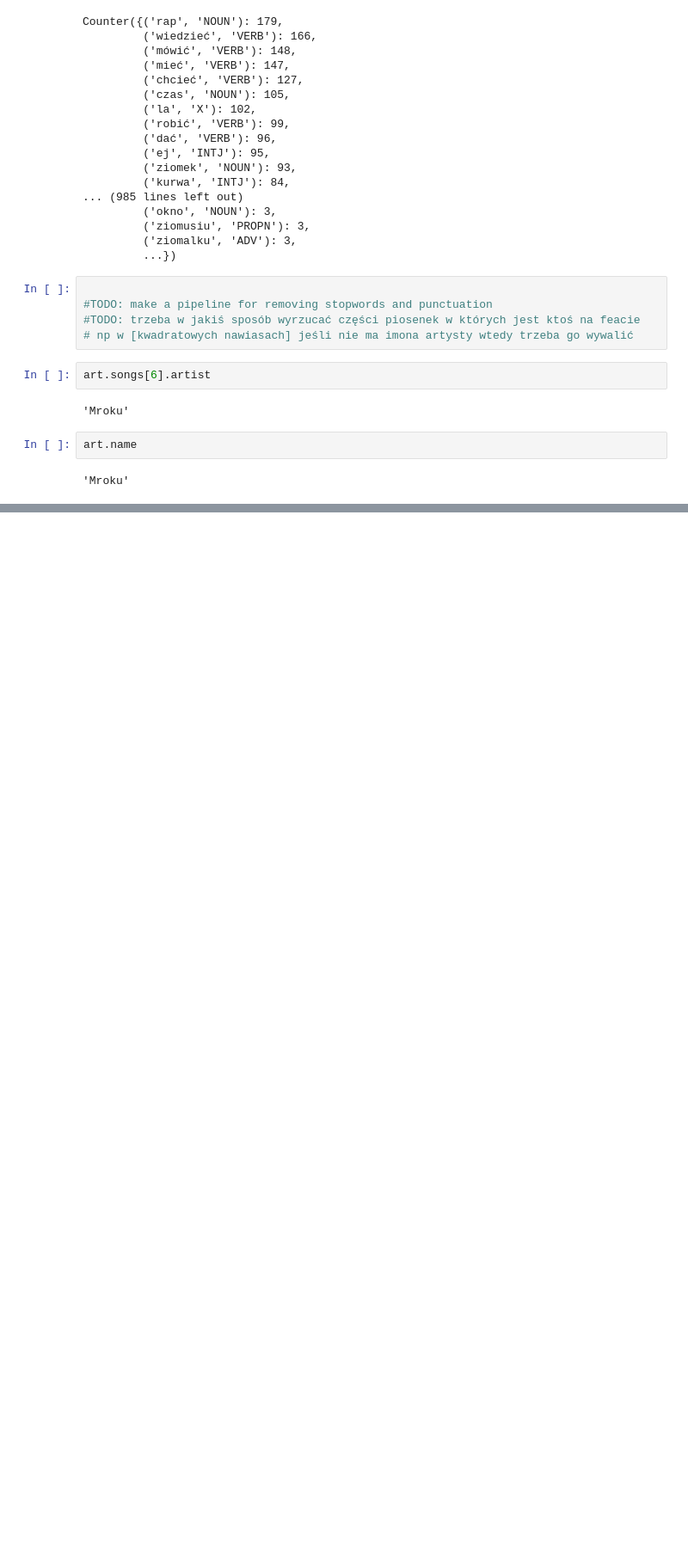
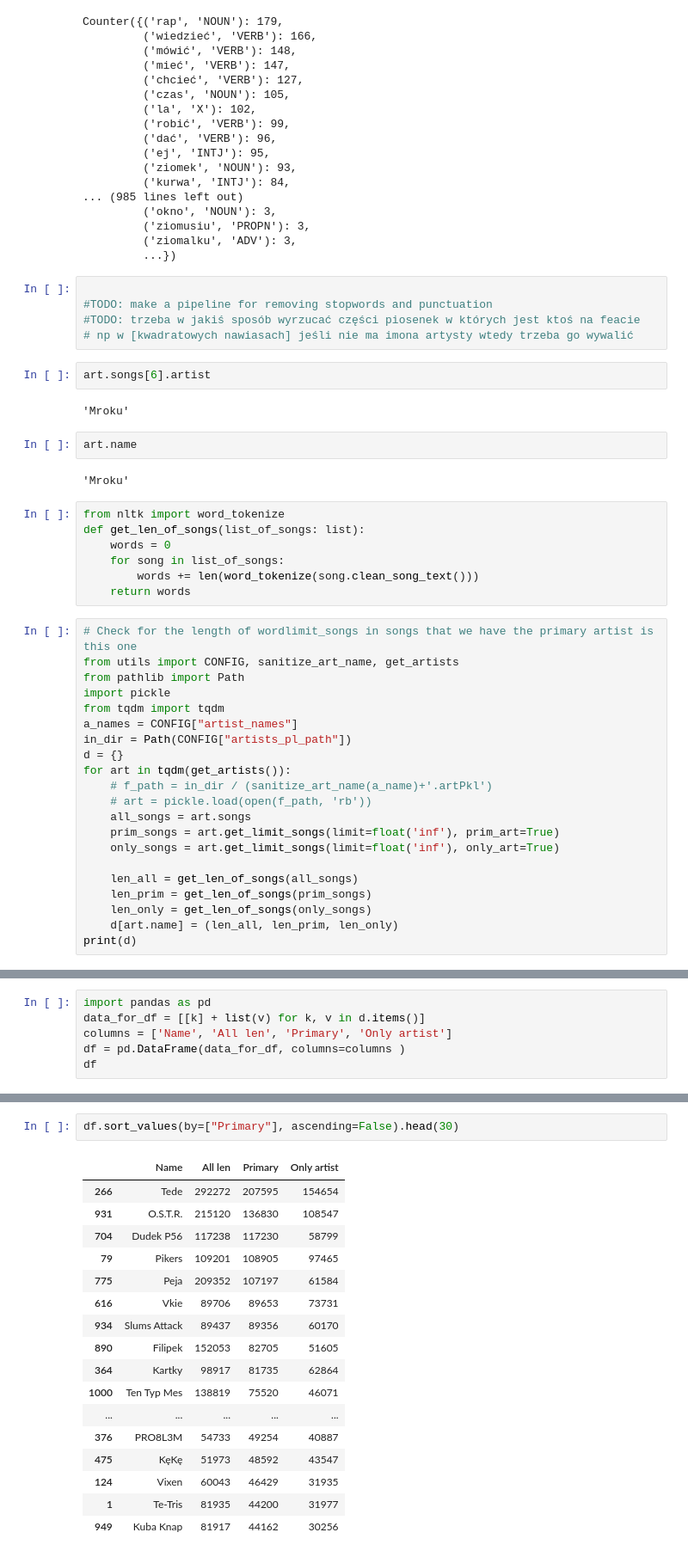
Before and after one commit to IndoIence/Music_Analysis, a Jupyter notebook: initial_data_analysis.ipynb, the cells around one changed output, grey strips where cells are left out. Shown at 86% size. Cells and saved outputs as stored; diff of their text form; blank space fills up the shorter version.

```diff
--- a/initial_data_analysis.ipynb
+++ b/initial_data_analysis.ipynb
@@ -99,3 +62,31 @@ art.songs[6].artist
 art.name
 # %% [output]
 'Mroku'
+# %%
+from nltk import word_tokenize
+def get_len_of_songs(list_of_songs: list):
+    words = 0
+    for song in list_of_songs:
+        words += len(word_tokenize(song.clean_song_text()))
+    return words
+# %%
+# Check for the length of wordlimit_songs in songs that we have the primary artist is this one
+from utils import CONFIG, sanitize_art_name, get_artists
+from pathlib import Path
+import pickle
+from tqdm import tqdm
+a_names = CONFIG["artist_names"]
+in_dir = Path(CONFIG["artists_pl_path"])
+d = {}
+for art in tqdm(get_artists()):
+    # f_path = in_dir / (sanitize_art_name(a_name)+'.artPkl')
+    # art = pickle.load(open(f_path, 'rb'))
+    all_songs = art.songs
+    prim_songs = art.get_limit_songs(limit=float('inf'), prim_art=True)
+    only_songs = art.get_limit_songs(limit=float('inf'), only_art=True)
+
+    len_all = get_len_of_songs(all_songs)
+    len_prim = get_len_of_songs(prim_songs)
+    len_only = get_len_of_songs(only_songs)
+    d[art.name] = (len_all, len_prim, len_only)
+print(d)
@@ -101,0 +95,6 @@ art.name
+# %%
+import pandas as pd
+data_for_df = [[k] + list(v) for k, v in d.items()]
+columns = ['Name', 'All len', 'Primary', 'Only artist']
+df = pd.DataFrame(data_for_df, columns=columns )
+df
@@ -101,0 +135,20 @@ art.name
+# %%
+df.sort_values(by=["Primary"], ascending=False).head(30)
+# %% [output]
+|  | Name | All len | Primary | Only artist |
+| 266 | Tede | 292272 | 207595 | 154654 |
+| 931 | O.S.T.R. | 215120 | 136830 | 108547 |
+| 704 | Dudek P56 | 117238 | 117230 | 58799 |
+| 79 | Pikers | 109201 | 108905 | 97465 |
+| 775 | Peja | 209352 | 107197 | 61584 |
+| 616 | Vkie | 89706 | 89653 | 73731 |
+| 934 | Slums Attack | 89437 | 89356 | 60170 |
+| 890 | Filipek | 152053 | 82705 | 51605 |
+| 364 | Kartky | 98917 | 81735 | 62864 |
+| 1000 | Ten Typ Mes | 138819 | 75520 | 46071 |
+| ... | ... | ... | ... | ... |
+| 376 | PRO8L3M | 54733 | 49254 | 40887 |
+| 475 | KęKę | 51973 | 48592 | 43547 |
+| 124 | Vixen | 60043 | 46429 | 31935 |
+| 1 | Te-Tris | 81935 | 44200 | 31977 |
+| 949 | Kuba Knap | 81917 | 44162 | 30256 |
```
Also changed, not shown: parts of 8 cells of this notebook, 1 other file.
